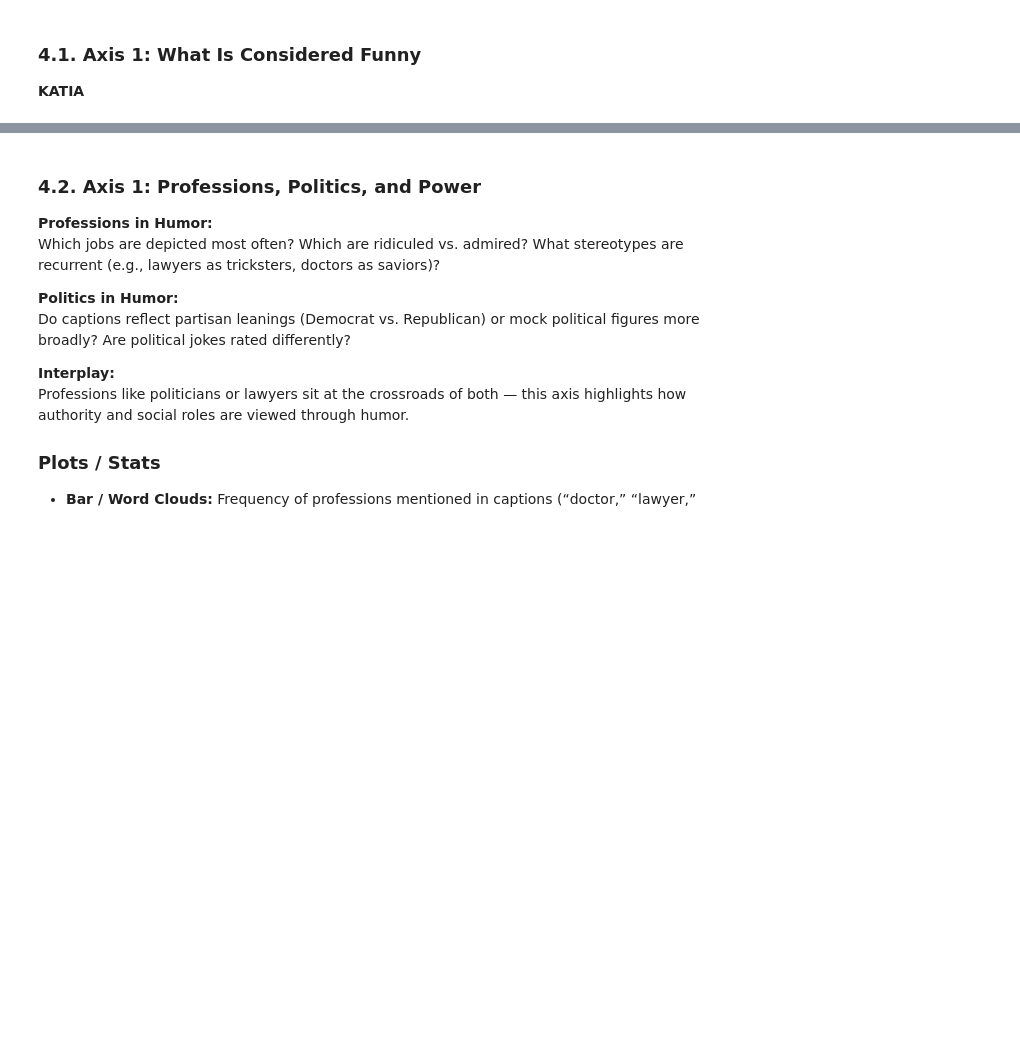
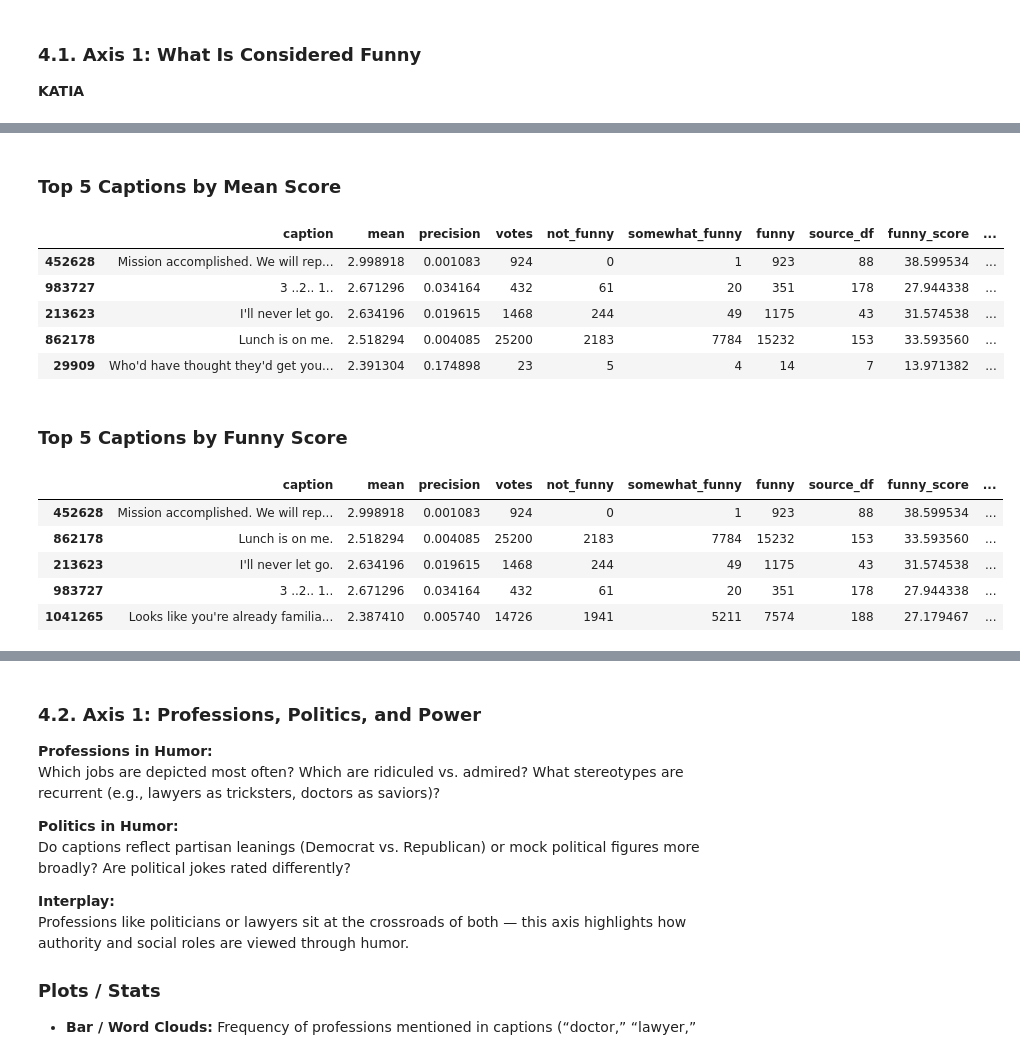
Before and after one commit to epfl-ada/ada-2025-project-adacore42, a Jupyter notebook: results copy.ipynb, the cells around one changed output, grey strips where cells are left out. Cells and saved outputs as stored; diff of their text form; code cells hidden in the pictures; blank space fills up the shorter version.

```diff
--- a/results copy.ipynb
+++ b/results copy.ipynb
@@ -394,0 +396,28 @@ ImportError: cannot import name 'plot_global_vote_distribution' from 'src.utils.
+# %%
+from src.utils.function_axis_1 import compute_funny_ranking
+from IPython.display import display, Markdown
+
+dataA_merged = compute_funny_ranking(dataA_merged)
+
+Mean_best = dataA_merged.sort_values(["mean"],ascending=False).head(5)
+display(Markdown("### Top 5 Captions by Mean Score"))
+display(Mean_best)
+
+Funny_score_best = dataA_merged.sort_values(["funny_score"],ascending=False).head(5)
+display(Markdown("### Top 5 Captions by Funny Score"))
+display(Funny_score_best)
+# %% [output]
+### Top 5 Captions by Mean Score
+|  | caption | mean | precision | votes | not_funny | somewhat_funny | funny | source_df | funny_score | ... |
+| 452628 | Mission accomplished. We will rep... | 2.998918 | 0.001083 | 924 | 0 | 1 | 923 | 88 | 38.599534 | ... |
+| 983727 | 3 ..2.. 1.. | 2.671296 | 0.034164 | 432 | 61 | 20 | 351 | 178 | 27.944338 | ... |
+| 213623 | I'll never let go. | 2.634196 | 0.019615 | 1468 | 244 | 49 | 1175 | 43 | 31.574538 | ... |
+| 862178 | Lunch is on me. | 2.518294 | 0.004085 | 25200 | 2183 | 7784 | 15232 | 153 | 33.593560 | ... |
+| 29909 | Who'd have thought they'd get you... | 2.391304 | 0.174898 | 23 | 5 | 4 | 14 | 7 | 13.971382 | ... |
+### Top 5 Captions by Funny Score
+|  | caption | mean | precision | votes | not_funny | somewhat_funny | funny | source_df | funny_score | ... |
+| 452628 | Mission accomplished. We will rep... | 2.998918 | 0.001083 | 924 | 0 | 1 | 923 | 88 | 38.599534 | ... |
+| 862178 | Lunch is on me. | 2.518294 | 0.004085 | 25200 | 2183 | 7784 | 15232 | 153 | 33.593560 | ... |
+| 213623 | I'll never let go. | 2.634196 | 0.019615 | 1468 | 244 | 49 | 1175 | 43 | 31.574538 | ... |
+| 983727 | 3 ..2.. 1.. | 2.671296 | 0.034164 | 432 | 61 | 20 | 351 | 178 | 27.944338 | ... |
+| 1041265 | Looks like you're already familia... | 2.387410 | 0.005740 | 14726 | 1941 | 5211 | 7574 | 188 | 27.179467 | ... |
```
Also changed, not shown: parts of 4 cells of this notebook, 1 other file.
